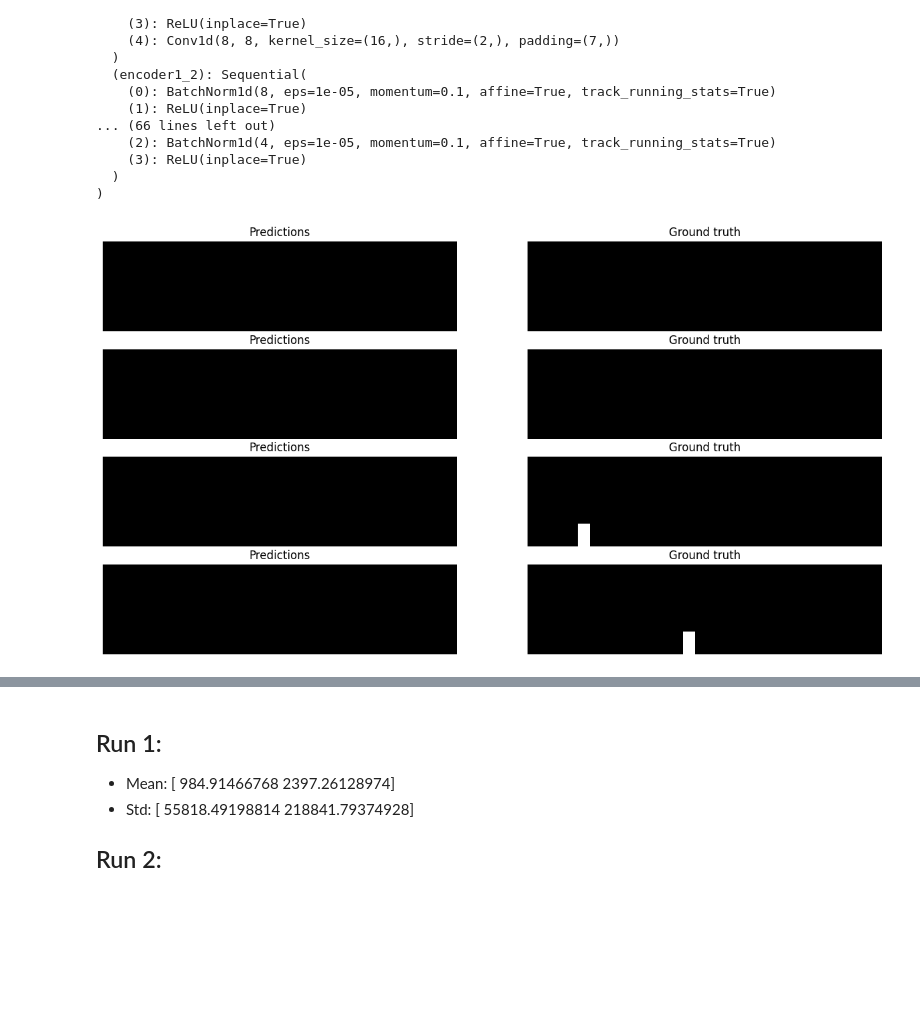
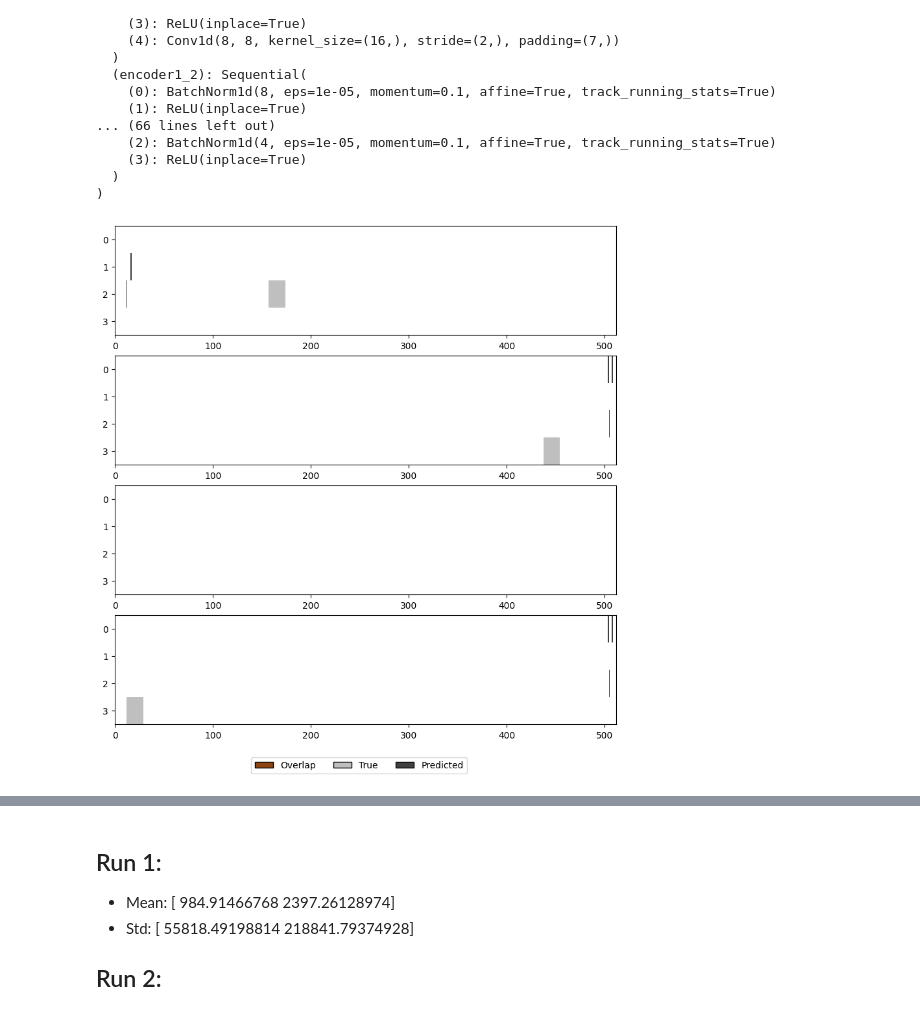
Before and after one commit to romangorbunov91/frequency-response-encoder, a Jupyter notebook: debug_notebook.ipynb, the cells around one changed output, grey strips where cells are left out. Saved outputs shown, nothing was run; the diff lists cells and outputs as text; code cells hidden in the pictures; blank space fills up the shorter version.

```diff
--- a/debug_notebook.ipynb
+++ b/debug_notebook.ipynb
@@ -218,13 +242,14 @@ def visualize_predictions(
 # %%
 visualize_predictions(
         model=model,
         dataloader=val_loader,
-        threshold=0.0,
+        threshold=0.5,
         device=device,
-        num_samples=4
+        num_samples=4,
+        columns=1
         )
 # %% [output]
-[figure, old version]
+[figure, new version]
 # %%
 from src.dataloaders.ZerosPolesDataset import positions_to_mask
 
```
Also changed, not shown: parts of 5 cells of this notebook.
